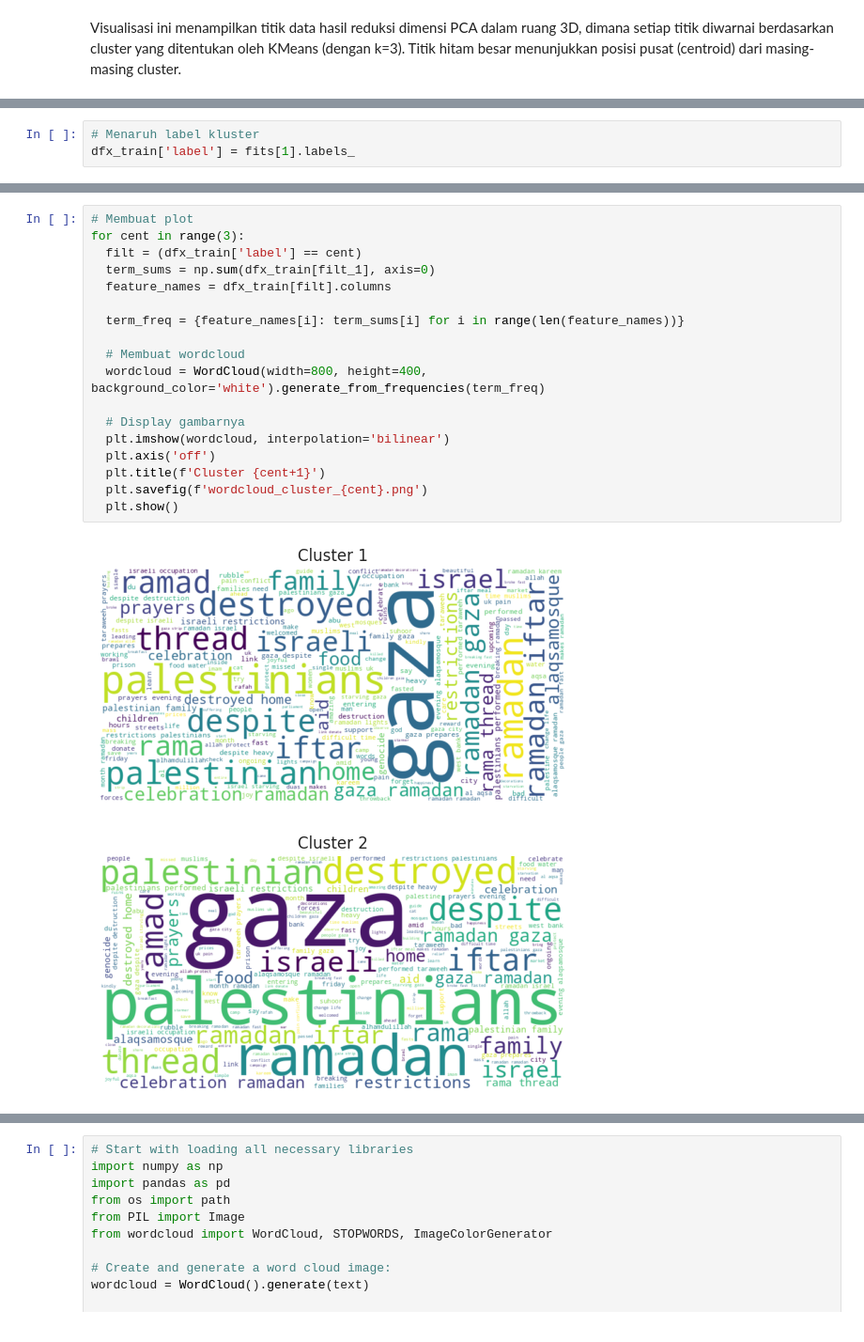
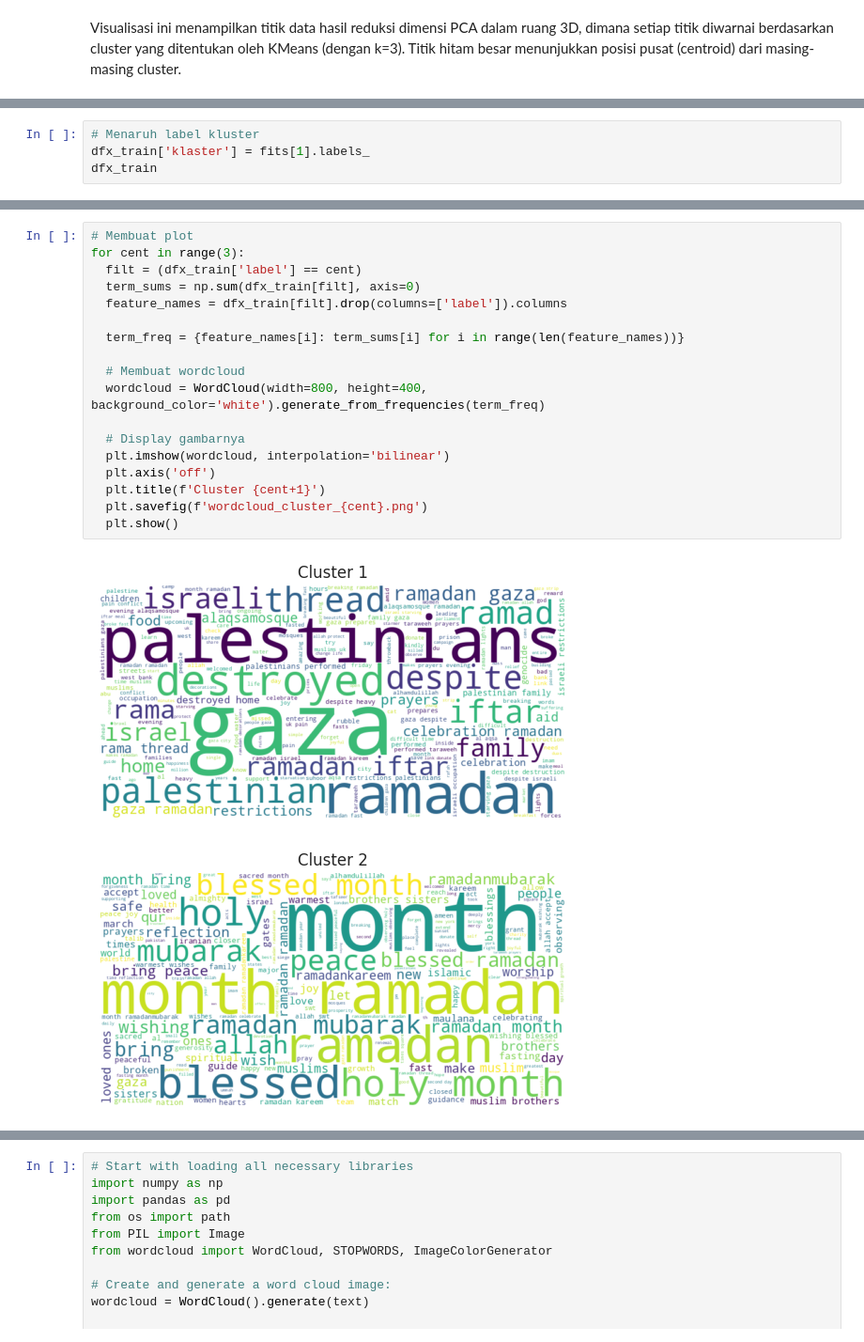
Before and after one commit to notnsas/cautious-eureka, a Jupyter notebook: aplikasi_ds/TF_IDF_KMEAN.ipynb, the cells around one changed output, grey strips where cells are left out. Shown at 94% size. Drawn from its saved outputs; the diff is of its cells as text.

```diff
--- a/aplikasi_ds/TF_IDF_KMEAN.ipynb
+++ b/aplikasi_ds/TF_IDF_KMEAN.ipynb
@@ -346,3 +331,4 @@ dfx_train
 # %%
 # Menaruh label kluster
-dfx_train['label'] = fits[1].labels_
+dfx_train['klaster'] = fits[1].labels_
+dfx_train
@@ -349,21 +349,21 @@ dfx_train['label'] = fits[1].labels_
 # %%
 # Membuat plot
 for cent in range(3):
   filt = (dfx_train['label'] == cent)
-  term_sums = np.sum(dfx_train[filt_1], axis=0)
-  feature_names = dfx_train[filt].columns
+  term_sums = np.sum(dfx_train[filt], axis=0)
+  feature_names = dfx_train[filt].drop(columns=['label']).columns
 
   term_freq = {feature_names[i]: term_sums[i] for i in range(len(feature_names))}
 
   # Membuat wordcloud
   wordcloud = WordCloud(width=800, height=400, background_color='white').generate_from_frequencies(term_freq)
 
   # Display gambarnya
   plt.imshow(wordcloud, interpolation='bilinear')
   plt.axis('off')
   plt.title(f'Cluster {cent+1}')
   plt.savefig(f'wordcloud_cluster_{cent}.png')
   plt.show()
 # %% [output]
-[figure, old version]
+[figure, new version]
-[figure, old version]
+[figure, new version]
```
Also changed, not shown: parts of 3 cells of this notebook.
